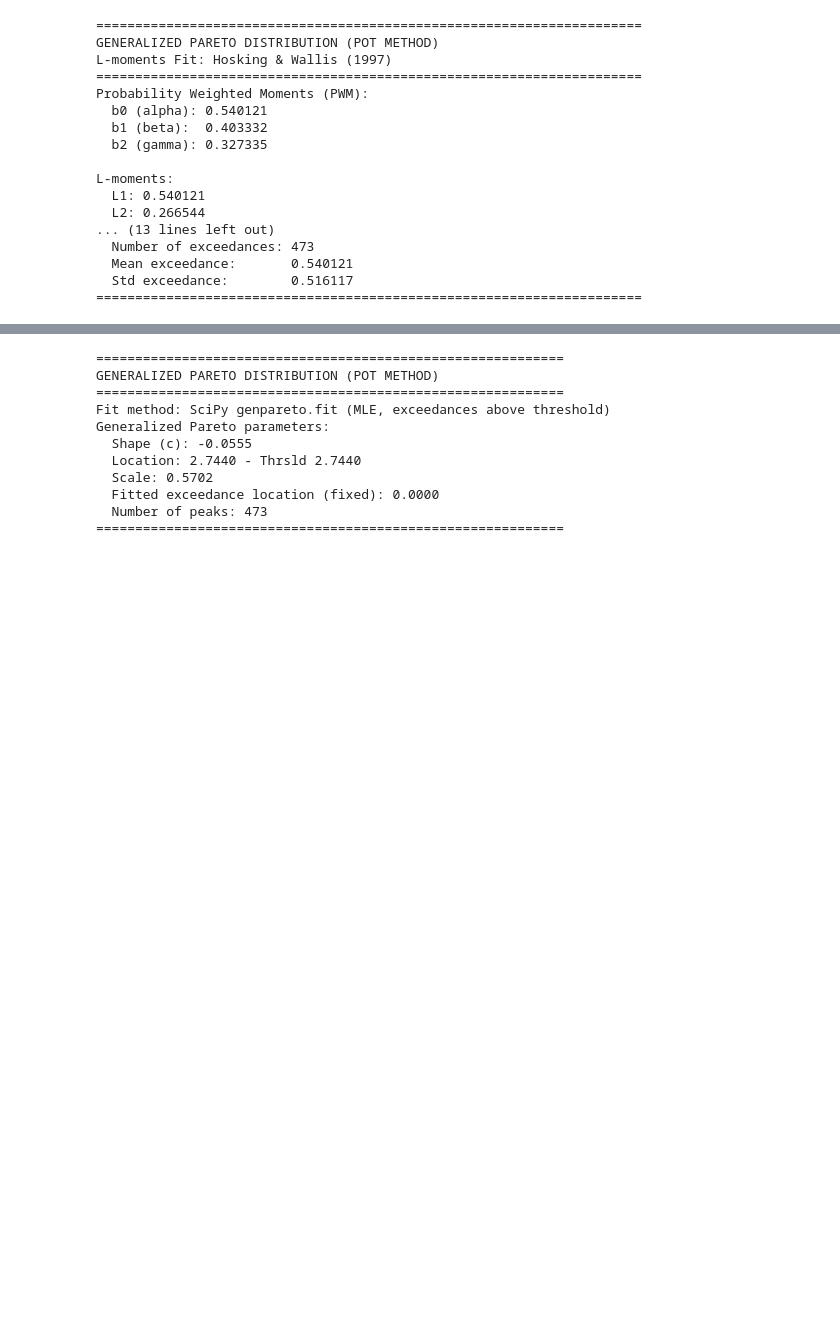
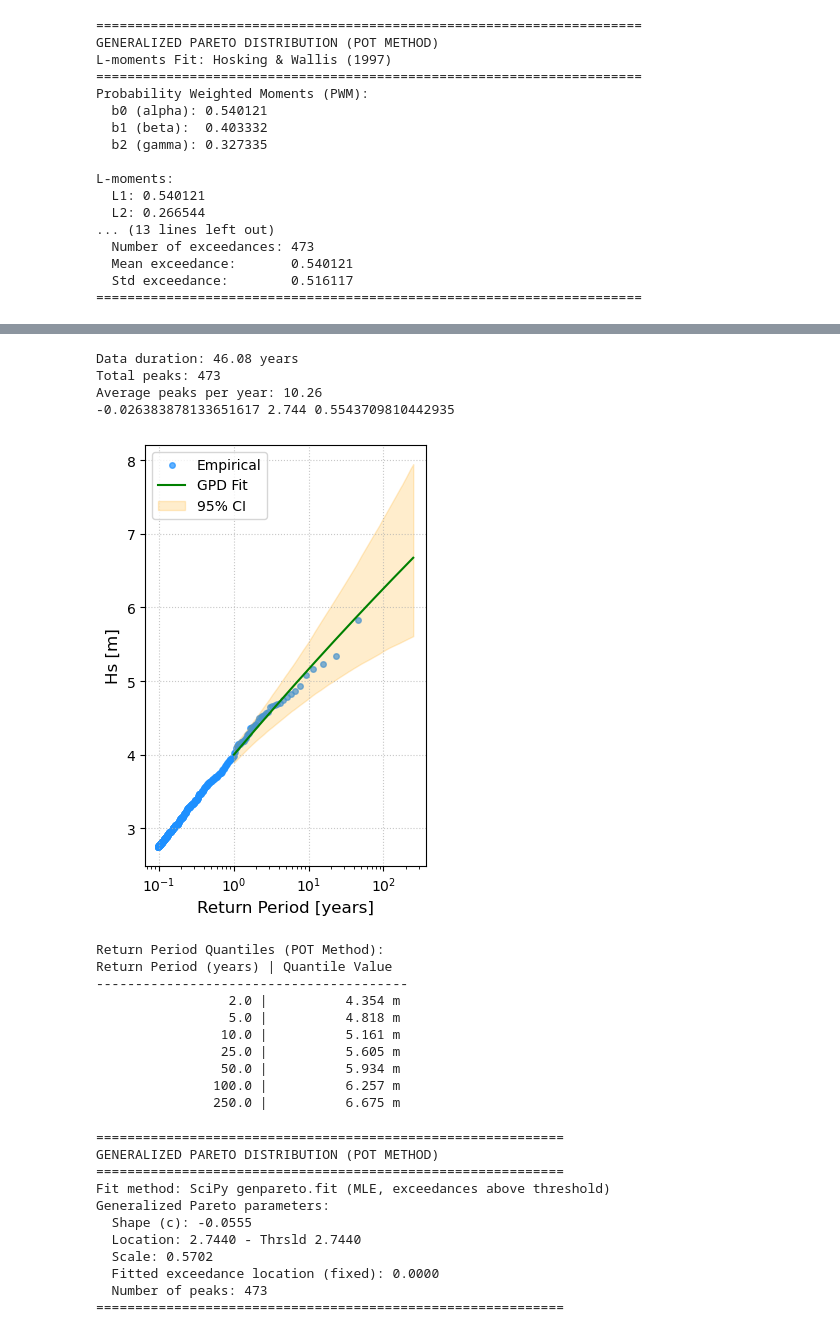
Before and after one commit to giospud/meteocean-tools, a Jupyter notebook: EVA/eva_AM_POT.ipynb, the cells around one changed output, grey strips where cells are left out. Cells and saved outputs as stored; diff of their text form; code cells hidden in the pictures; blank space fills up the shorter version.

```diff
--- a/EVA/eva.ipynb
+++ b/EVA/eva_AM_POT.ipynb
@@ -439,3 +578,76 @@ L-moments:
+# %%
+# Return Period Analysis for Generalized Pareto (POT method)
+# Number of peaks per year
+n_peaks_total = len(peaks_data)
+# Assuming the data covers a certain time period, calculate peaks per year
+data_duration_years = (pdW.index[-1] - pdW.index[0]).days / 365.25
+peaks_per_year = n_peaks_total / data_duration_years
+
+print(f"Data duration: {data_duration_years:.2f} years")
+print(f"Total peaks: {n_peaks_total}")
+print(f"Average peaks per year: {peaks_per_year:.2f}")
+
+# Define return periods for fitting
+T_fit = np.linspace(1.01, 250, 1000)
+
+# Compute return levels with confidence intervals using return_ci for GPD
+rL_pot, ci_L_pot, ci_U_pot, param_pot = wa.return_ci(
+    peaks_data,
+    T_fit,
+    dist="gpd",
+    method="bootstrap",
+    alpha=0.05,
+    n_boot=1000,
+    lam=peaks_per_year,
+    trld=thrsld
+)
+
+# Define specific return periods to print
+return_periods = np.array([2, 5, 10, 25, 50, 100, 250])
+P_ret = 1 - 1/(return_periods * peaks_per_year)
+quantiles_pot = stats.genpareto.ppf(P_ret, param_pot[0], loc=param_pot[1], scale=param_pot[2])
+
+# Calculate empirical return periods for plotting
+T_empirical = 1 / ((np.arange(1, n_peaks_total + 1) / (n_peaks_total + 1)) * peaks_per_year)
+peaks_sorted = np.sort(peaks_data)[::-1]
+
+# Create return period plot with same style as GEV
+plt.figure(figsize=(3.5, 5))
+plt.scatter(T_empirical, peaks_sorted, color='dodgerblue', label='Empirical', s=16, alpha=0.7)
+plt.plot(T_fit, rL_pot, color='green', label='GPD Fit')
+plt.fill_between(T_fit, ci_L_pot, ci_U_pot,
+                 color='orange', alpha=0.2,
+                 label='95% CI')
+plt.xscale('log')
+plt.xlabel('Return Period [years]', fontsize=12)
+plt.ylabel(var + un_var[var], fontsize=12)
+plt.legend()
+plt.grid(True, alpha=0.7, linestyle='dotted')
+plt.tight_layout()
+plt.show()
+
+# Print return period values
+print("\nReturn Period Quantiles (POT Method):")
+print("Return Period (years) | Quantile Value")
+print("-" * 40)
+for T, q in zip(return_periods, quantiles_pot):
+    print(f"{T:20.1f} | {q:14.3f} m")
+# %% [output]
+Data duration: 46.08 years
+Total peaks: 473
+Average peaks per year: 10.26
+-0.026383878133651617 2.744 0.5543709810442935
+[figure, added]
+Return Period Quantiles (POT Method):
+Return Period (years) | Quantile Value
+----------------------------------------
+                 2.0 |          4.354 m
+                 5.0 |          4.818 m
+                10.0 |          5.161 m
+                25.0 |          5.605 m
+                50.0 |          5.934 m
+               100.0 |          6.257 m
+               250.0 |          6.675 m
 # %%
 # Fit GPD with SciPy (MLE) in a separate cell
 # This overwrites c_gp, loc_gp, scale_gp for downstream plots/calc.
```
Also changed, not shown: parts of 12 cells of this notebook, 1 other file.
